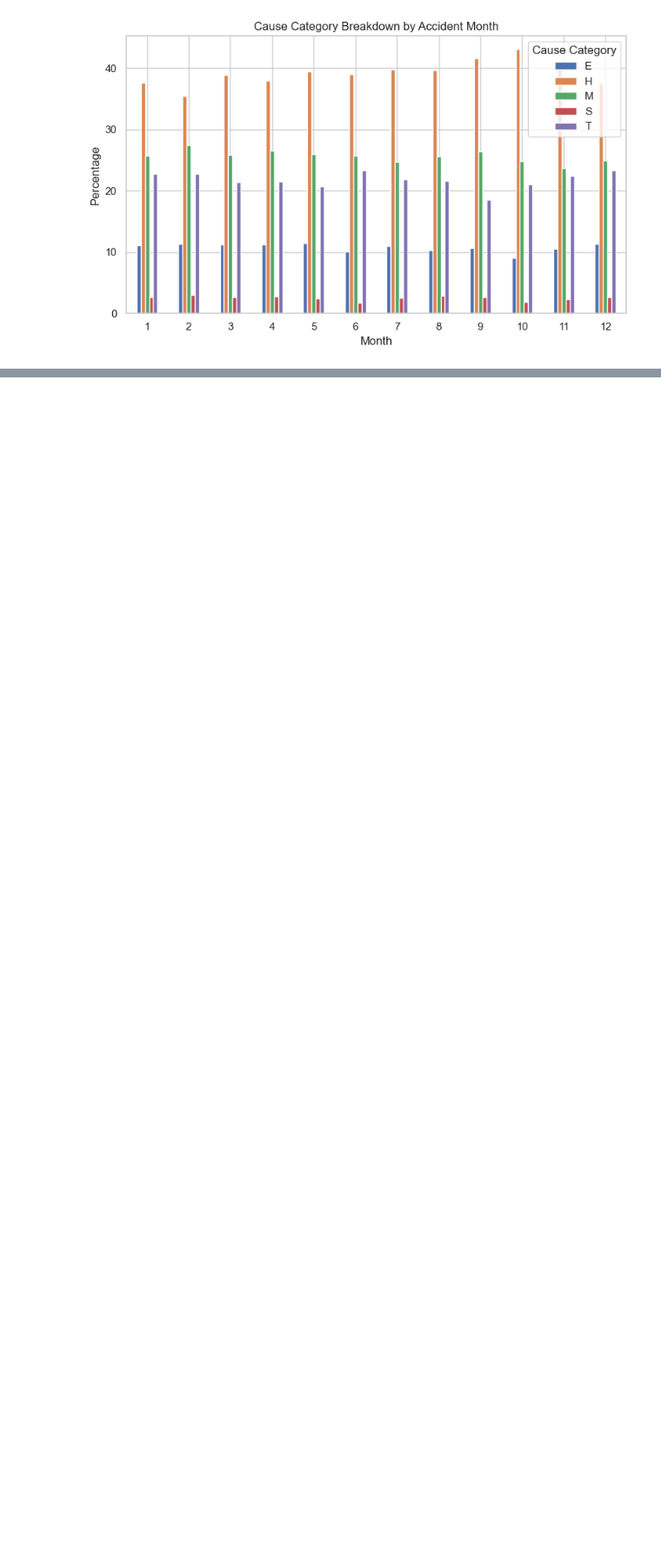
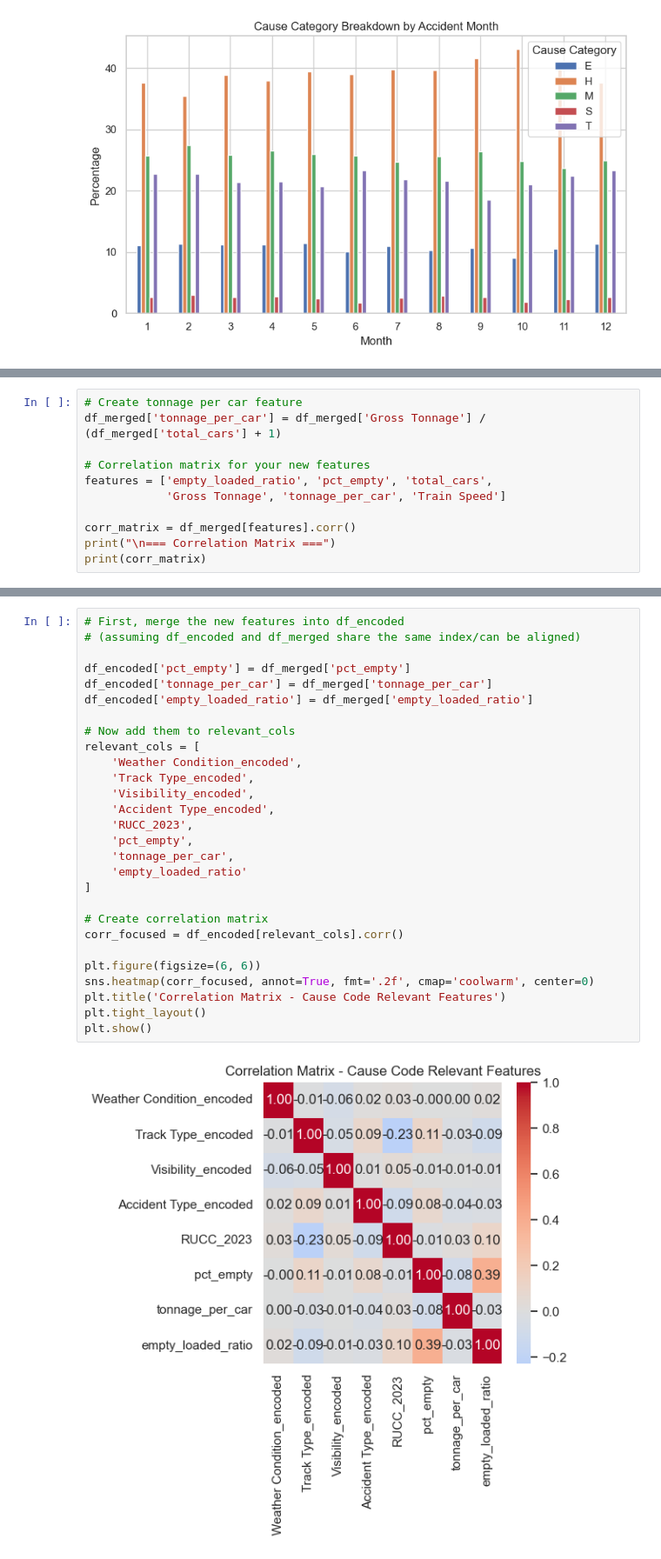
Before and after one commit to TimothyHHMai/rail-risk-census-analysis-521, a Jupyter notebook: notebooks/phase-2-cause-code-eda.ipynb, the cells around one changed output, grey strips where cells are left out. Shown at 87% size. Drawn from its saved outputs; the diff is of its cells as text; blank space fills up the shorter version.

Commit message:
Added empty rail percent feature EDA

```diff
--- a/notebooks/phase-2-cause-code-eda.ipynb
+++ b/notebooks/phase-2-cause-code-eda.ipynb
@@ -294,0 +424,11 @@ plt.show()
+# %%
+# Create tonnage per car feature
+df_merged['tonnage_per_car'] = df_merged['Gross Tonnage'] / (df_merged['total_cars'] + 1)
+
+# Correlation matrix for your new features
+features = ['empty_loaded_ratio', 'pct_empty', 'total_cars',
+            'Gross Tonnage', 'tonnage_per_car', 'Train Speed']
+
+corr_matrix = df_merged[features].corr()
+print("\n=== Correlation Matrix ===")
+print(corr_matrix)
@@ -294,0 +456,30 @@ plt.show()
+# %%
+# First, merge the new features into df_encoded
+# (assuming df_encoded and df_merged share the same index/can be aligned)
+
+df_encoded['pct_empty'] = df_merged['pct_empty']
+df_encoded['tonnage_per_car'] = df_merged['tonnage_per_car']
+df_encoded['empty_loaded_ratio'] = df_merged['empty_loaded_ratio']
+
+# Now add them to relevant_cols
+relevant_cols = [
+    'Weather Condition_encoded',
+    'Track Type_encoded',
+    'Visibility_encoded',
+    'Accident Type_encoded',
+    'RUCC_2023',
+    'pct_empty',
+    'tonnage_per_car',
+    'empty_loaded_ratio'
+]
+
+# Create correlation matrix
+corr_focused = df_encoded[relevant_cols].corr()
+
+plt.figure(figsize=(6, 6))
+sns.heatmap(corr_focused, annot=True, fmt='.2f', cmap='coolwarm', center=0)
+plt.title('Correlation Matrix - Cause Code Relevant Features')
+plt.tight_layout()
+plt.show()
+# %% [output]
+[figure, added]
```
Also changed, not shown: parts of 16 cells of this notebook.
